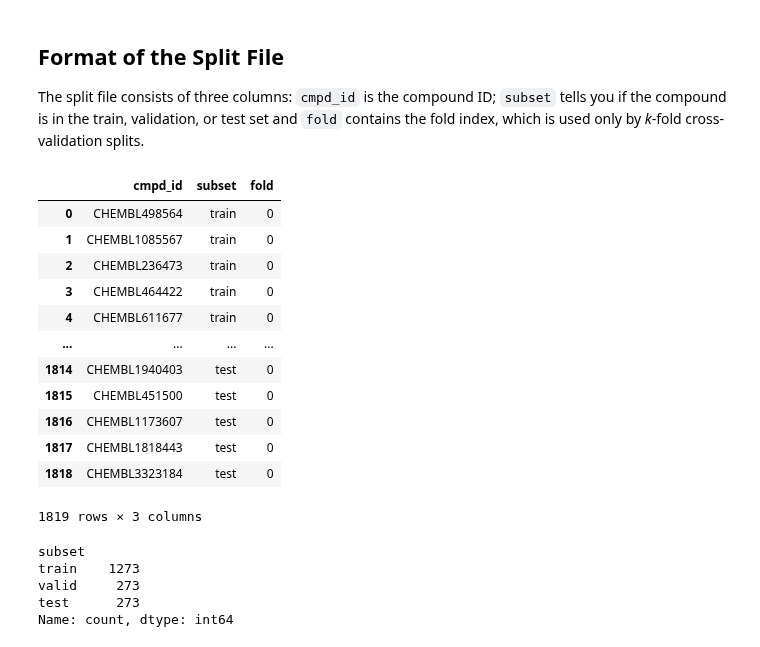
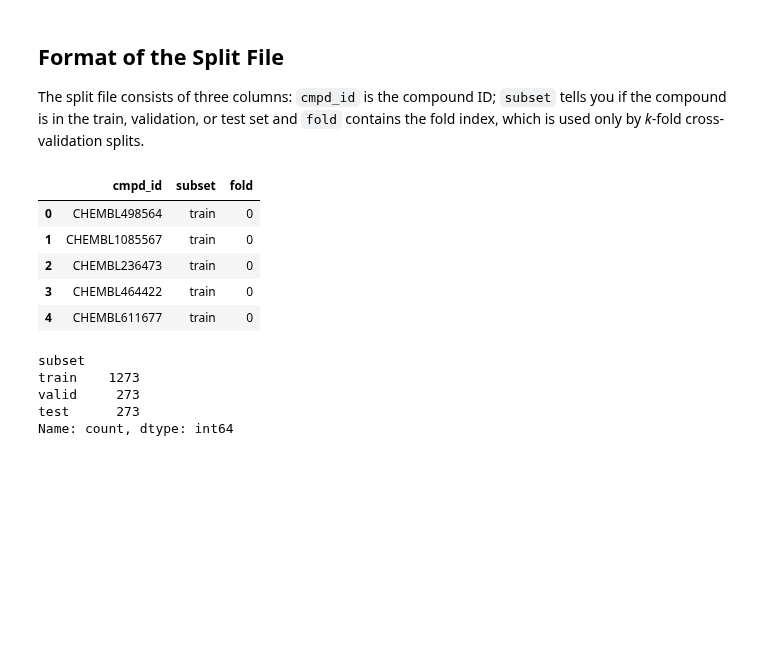
Before and after one commit to ATOMScience-org/AMPL, a Jupyter notebook: atomsci/ddm/examples/tutorials/02_perform_a_split.ipynb, the cells around one changed output. Drawn from its saved outputs; the diff is of its cells as text; code cells hidden in the pictures; blank space fills up the shorter version.

```diff
--- a/atomsci/ddm/examples/tutorials/02_perform_a_split.ipynb
+++ b/atomsci/ddm/examples/tutorials/02_perform_a_split.ipynb
@@ -116,21 +122,14 @@ The split file consists of three columns: `cmpd_id` is the compound ID; `subset`
 # %%
 # Explore contents of the split file
 split_df = pd.read_csv(split_file)
-split_df
+split_df.head()
 # %% [output]
 |  | cmpd_id | subset | fold |
 | 0 | CHEMBL498564 | train | 0 |
 | 1 | CHEMBL1085567 | train | 0 |
 | 2 | CHEMBL236473 | train | 0 |
 | 3 | CHEMBL464422 | train | 0 |
 | 4 | CHEMBL611677 | train | 0 |
-| ... | ... | ... | ... |
-| 1814 | CHEMBL1940403 | test | 0 |
-| 1815 | CHEMBL451500 | test | 0 |
-| 1816 | CHEMBL1173607 | test | 0 |
-| 1817 | CHEMBL1818443 | test | 0 |
-| 1818 | CHEMBL3323184 | test | 0 |
-1819 rows × 3 columns
 # %%
 # Show the numbers of compounds in each split subset
 split_df.subset.value_counts()
```
Also changed, not shown: parts of 2 cells of this notebook, 11 other files.
